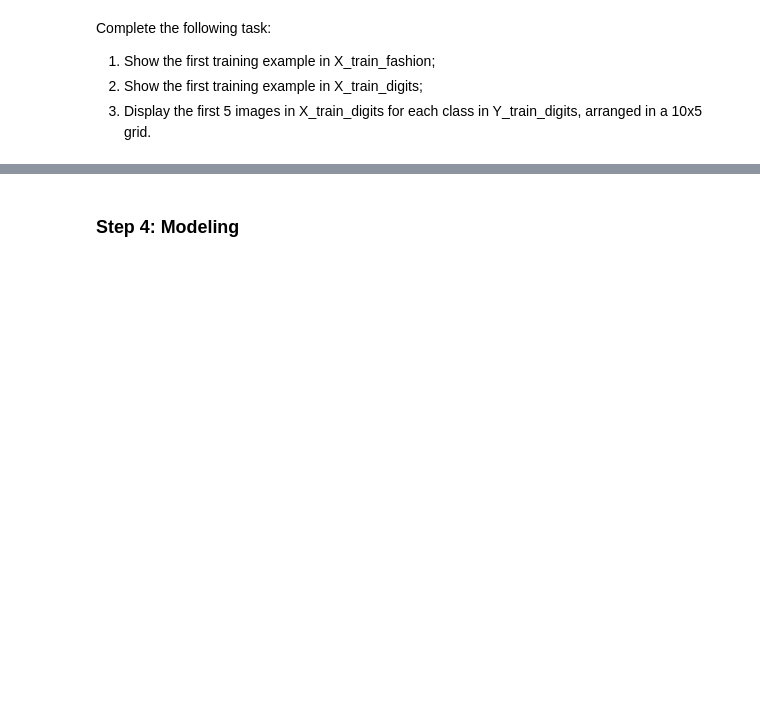
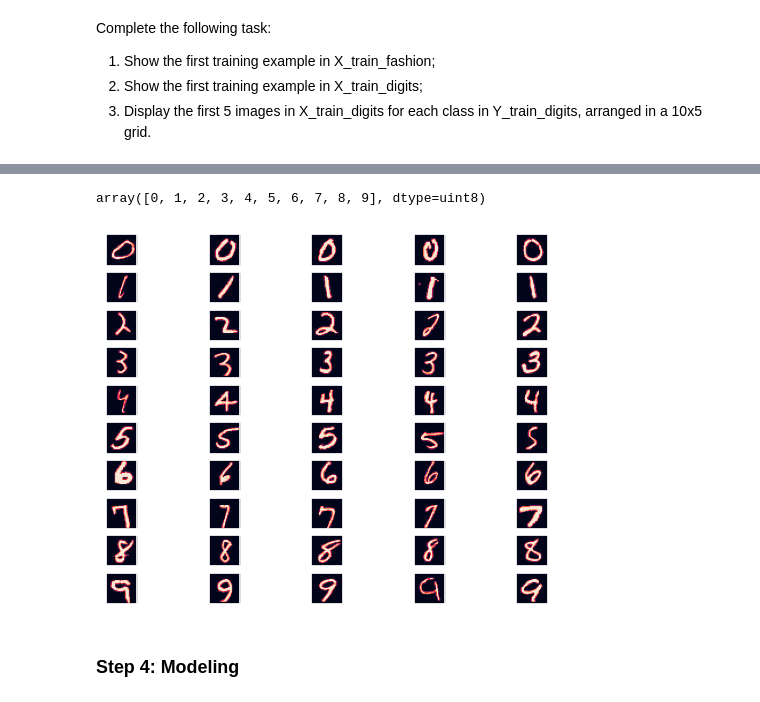
Before and after one commit to ming-berkeley/ds207_assignments, a Jupyter notebook: 06 Neural Networks.ipynb, the cells around one changed output, grey strips where cells are left out. Cells and saved outputs as stored; diff of their text form; code cells hidden in the pictures; blank space fills up the shorter version.

```diff
--- a/06 Neural Networks.ipynb
+++ b/06 Neural Networks.ipynb
@@ -101,3 +145,21 @@ Complete the following task:
+# %%
+np.unique(Y_train_digits)
+# %% [output]
+array([0, 1, 2, 3, 4, 5, 6, 7, 8, 9], dtype=uint8)
+# %%
+plt.figure()
+for i in range(10):
+    # fetch 5 examples of each digit in X_train_digits
+    digits = X_train_digits[Y_train_digits == i][:5]
+
+    for j in range(5):
+        plt.subplot(10, 5, i*5+j+1)
+        plt.imshow(digits[j])
+        plt.xticks([])
+        plt.yticks([])
+plt.show()
+# %% [output]
+[figure, added]
 # %% [markdown]
 ### Step 4: Modeling
 # %% [markdown]
```
Also changed, not shown: parts of 15 cells of this notebook.
